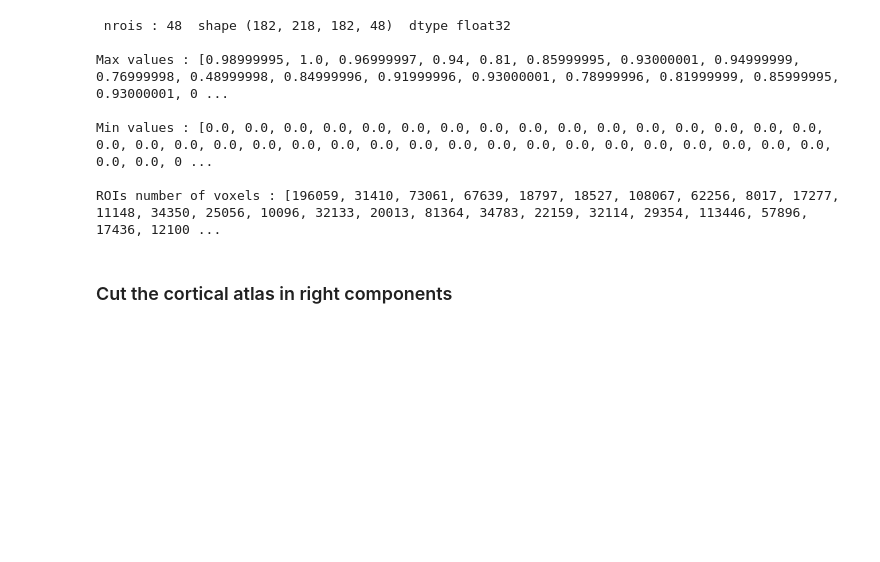
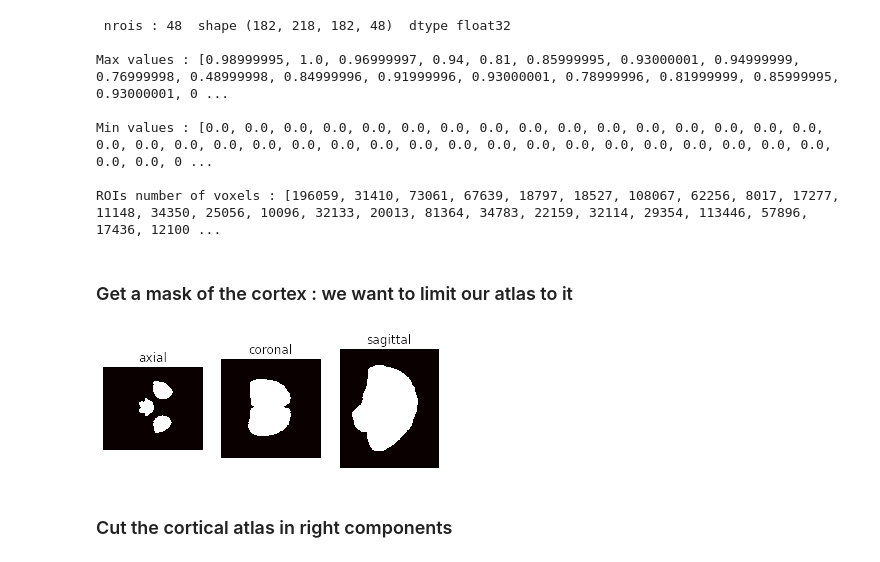
Before and after one commit to jbpoline/regions, a Jupyter notebook: regions/construct_atlas.ipynb, the cells around one changed output. Cells and saved outputs as stored; diff of their text form; code cells hidden in the pictures; blank space fills up the shorter version.

```diff
--- a/regions/construct_atlas.ipynb
+++ b/regions/construct_atlas.ipynb
@@ -90,3 +88,5 @@ Max values : [0.98999995, 1.0, 0.96999997, 0.94, 0.81, 0.85999995, 0.93000001, 0
 Min values : [0.0, 0.0, 0.0, 0.0, 0.0, 0.0, 0.0, 0.0, 0.0, 0.0, 0.0, 0.0, 0.0, 0.0, 0.0, 0.0, 0.0, 0.0, 0.0, 0.0, 0.0, 0.0, 0.0, 0.0, 0.0, 0.0, 0.0, 0.0, 0.0, 0.0, 0.0, 0.0, 0.0, 0.0, 0.0, 0.0, 0.0, 0 ...
 
 ROIs number of voxels : [196059, 31410, 73061, 67639, 18797, 18527, 108067, 62256, 8017, 17277, 11148, 34350, 25056, 10096, 32133, 20013, 81364, 34783, 22159, 32114, 29354, 113446, 57896, 17436, 12100 ...
+# %% [markdown]
+### Get a mask of the cortex : we want to limit our atlas to it
@@ -93,3 +115,16 @@ ROIs number of voxels : [196059, 31410, 73061, 67639, 18797, 18527, 108067, 6225
+# %%
+x,y,z = 130,45,30
+pos = [[x, slice(None), slice(None)],
+       [slice(None), y, slice(None)],
+       [slice(None), slice(None), z]]
+
+titles = ["sagittal", "coronal", "axial"]
+# print [k for k in plt.cm.datad.keys() if not k.endswith('_r')]
+
+#plt.imshow(labels_cort[pos], cmap="flag", interpolation="nearest")
+show_imgs([cort1mmMask.astype(int)]*3, pos[::-1], cmap="hot", titles=titles[::-1])
+# %% [output]
+[figure, added]
 # %% [markdown]
 ### Cut the cortical atlas in right components
 # %%
```
Also changed, not shown: parts of 28 cells of this notebook, 2 other files.
